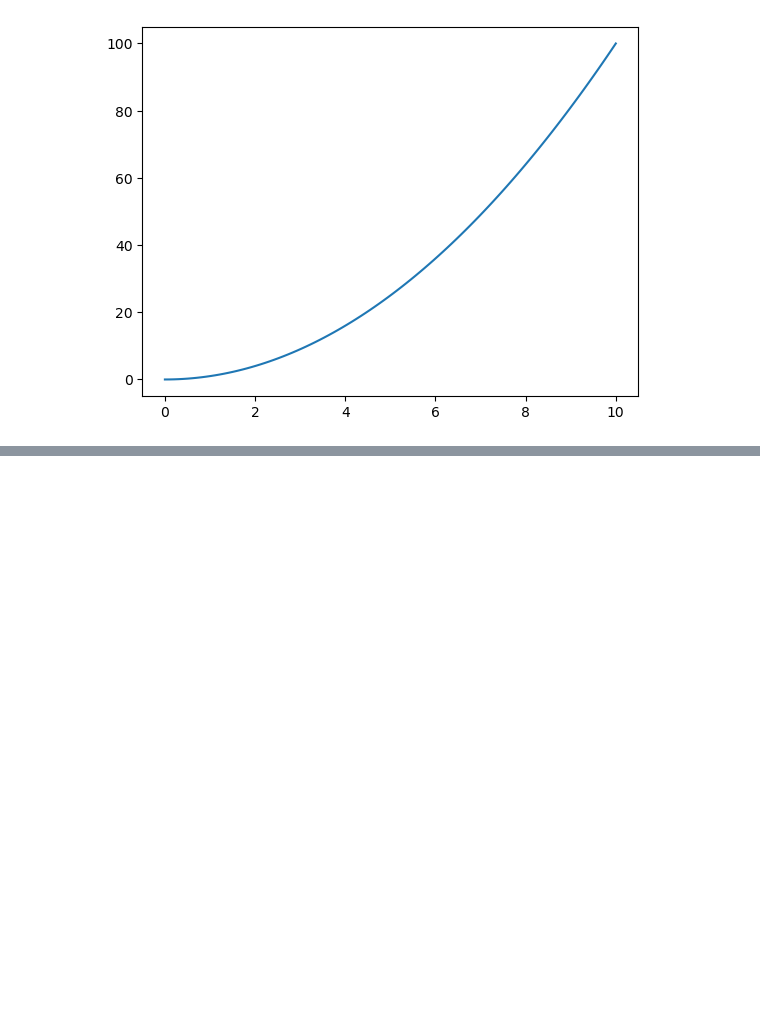
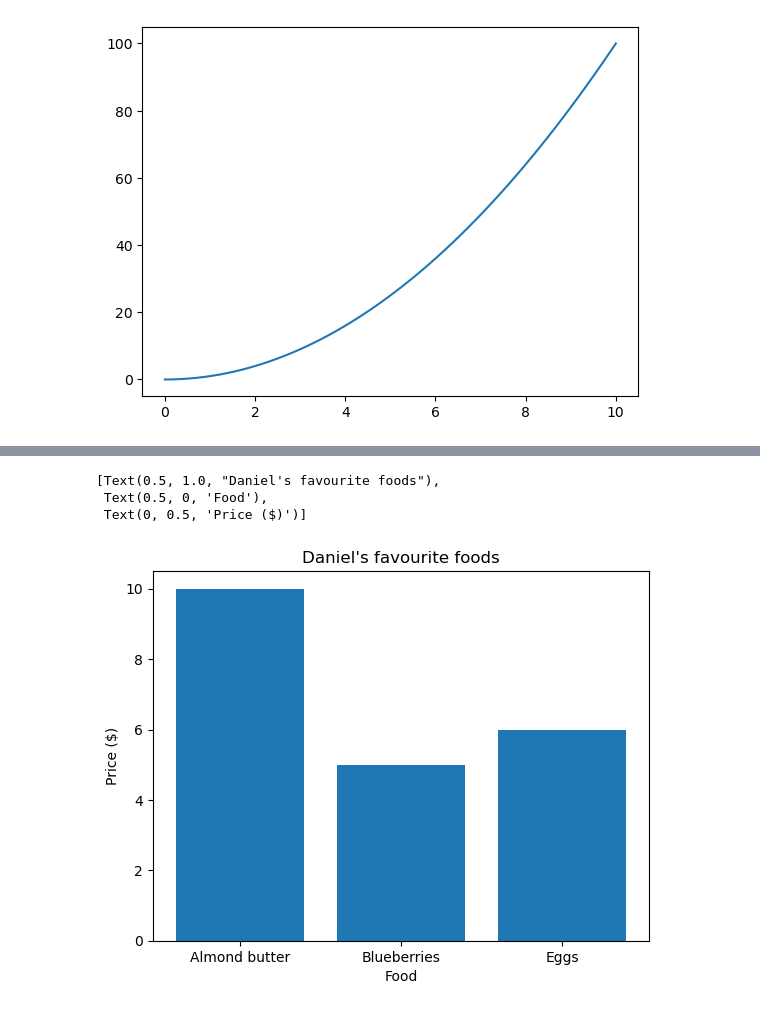
Before and after one commit to aftb777/Learning-Machine, a Jupyter notebook: MatpotlibCodes/Exercise.ipynb, the cells around one changed output, grey strips where cells are left out. Cells and saved outputs as stored; diff of their text form; code cells hidden in the pictures; blank space fills up the shorter version.

```diff
--- a/MatpotlibCodes/Exercise.ipynb
+++ b/MatpotlibCodes/Exercise.ipynb
@@ -52,0 +67,21 @@ ax.plot(X, X**2)
+# %%
+# Create a Python dictionary of 3 of your favourite foods with
+# The keys of the dictionary should be the food name and the values their price
+favourite_food_prices = {"Almond butter": 10,
+                         "Blueberries": 5,
+                         "Eggs": 6}
+# %%
+# Create a bar graph where the x-axis is the keys of the dictionary
+# and the y-axis is the values of the dictionary
+fig, ax = plt.subplots()
+ax.bar(favourite_food_prices.keys(), favourite_food_prices.values())
+
+# Add a title, xlabel and ylabel to the plot
+ax.set(title="Daniel's favourite foods",
+       xlabel="Food",
+       ylabel="Price ($)")
+# %% [output]
+[Text(0.5, 1.0, "Daniel's favourite foods"),
+ Text(0.5, 0, 'Food'),
+ Text(0, 0.5, 'Price ($)')]
+[figure, added]
```
Also changed, not shown: parts of 3 cells of this notebook.
